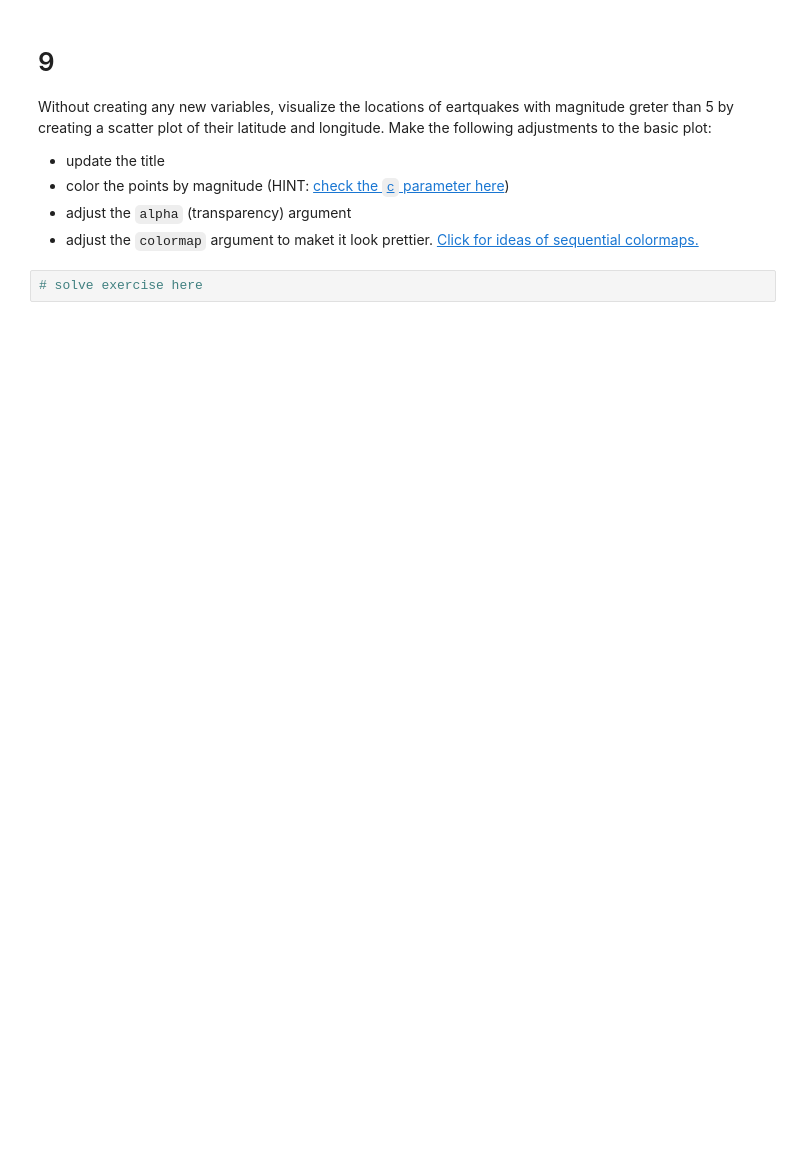
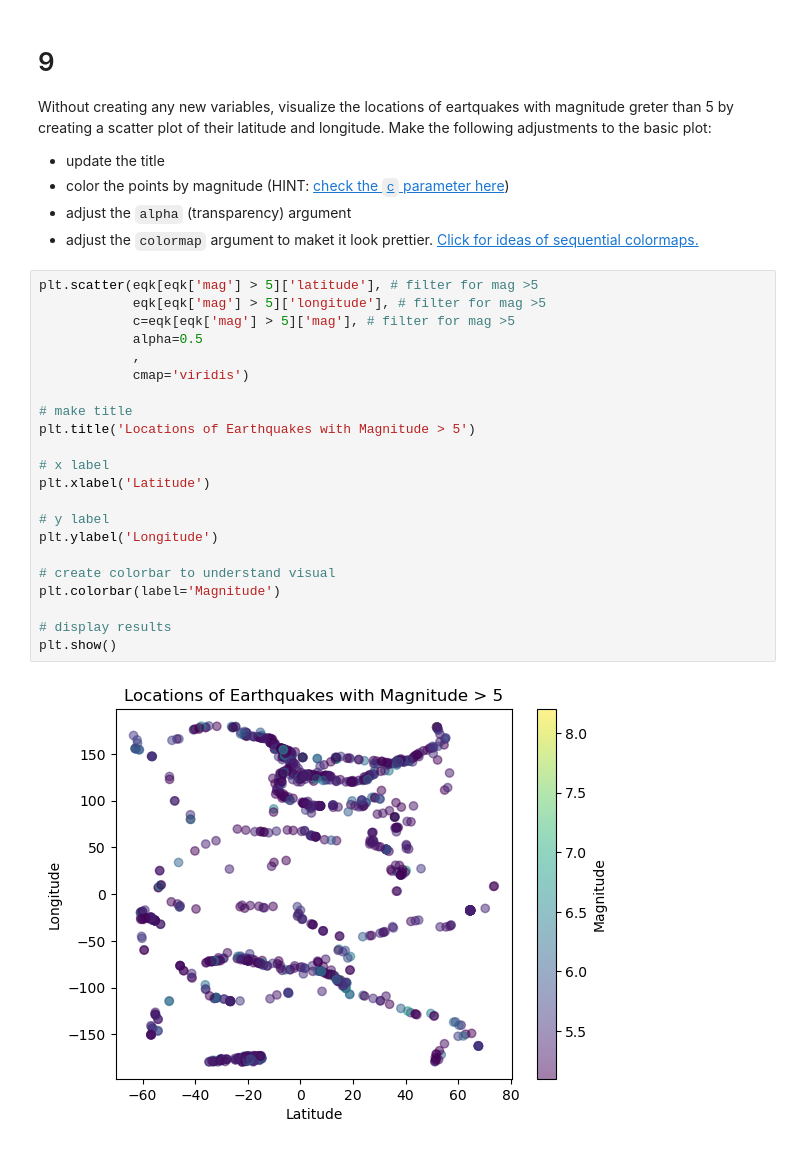
Before and after one commit to maxwellpatt/eds220-hwk-1, a Jupyter notebook: hwk1-task4.ipynb, the cells around one changed output. Saved outputs shown, nothing was run; the diff lists cells and outputs as text; blank space fills up the shorter version.

```diff
--- a/hwk1-task4.ipynb
+++ b/hwk1-task4.ipynb
@@ -210,5 +210,27 @@ Without creating any new variables, visualize the locations of eartquakes with m
 - color the points by magnitude (HINT: [check the `c` parameter here](https://pandas.pydata.org/pandas-docs/stable/reference/api/pandas.DataFrame.plot.scatter.html))
 - adjust the `alpha` (transparency) argument
 - adjust the `colormap` argument to maket it look prettier. [Click for ideas of sequential colormaps.](https://matplotlib.org/stable/users/explain/colors/colormaps.html)
-# %%
-# solve exercise here
+# %%
+plt.scatter(eqk[eqk['mag'] > 5]['latitude'], # filter for mag >5
+            eqk[eqk['mag'] > 5]['longitude'], # filter for mag >5
+            c=eqk[eqk['mag'] > 5]['mag'], # filter for mag >5
+            alpha=0.5
+            ,
+            cmap='viridis')
+
+# make title
+plt.title('Locations of Earthquakes with Magnitude > 5')
+
+# x label
+plt.xlabel('Latitude')
+
+# y label
+plt.ylabel('Longitude')
+
+# create colorbar to understand visual
+plt.colorbar(label='Magnitude')
+
+# display results
+plt.show()
+# %% [output]
+[figure, added]
```
Also changed, not shown: parts of 4 cells of this notebook.
